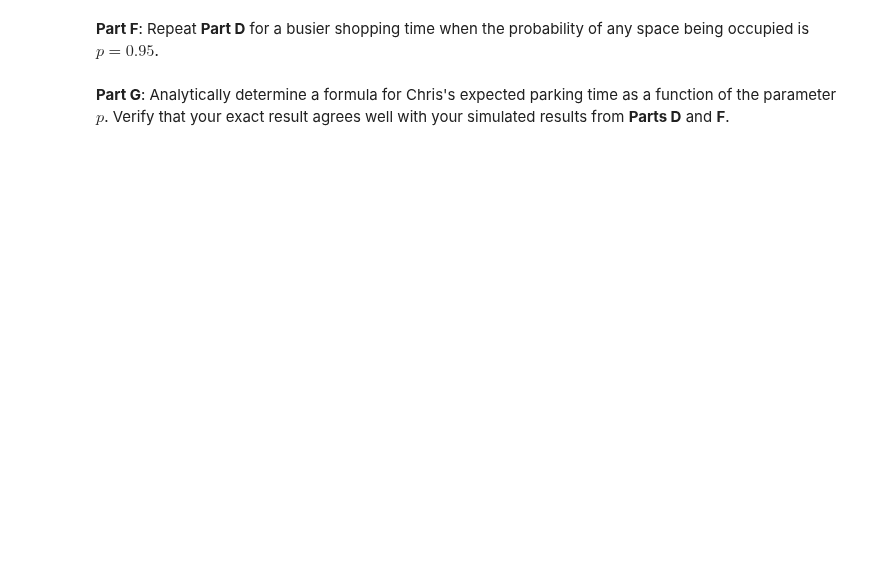
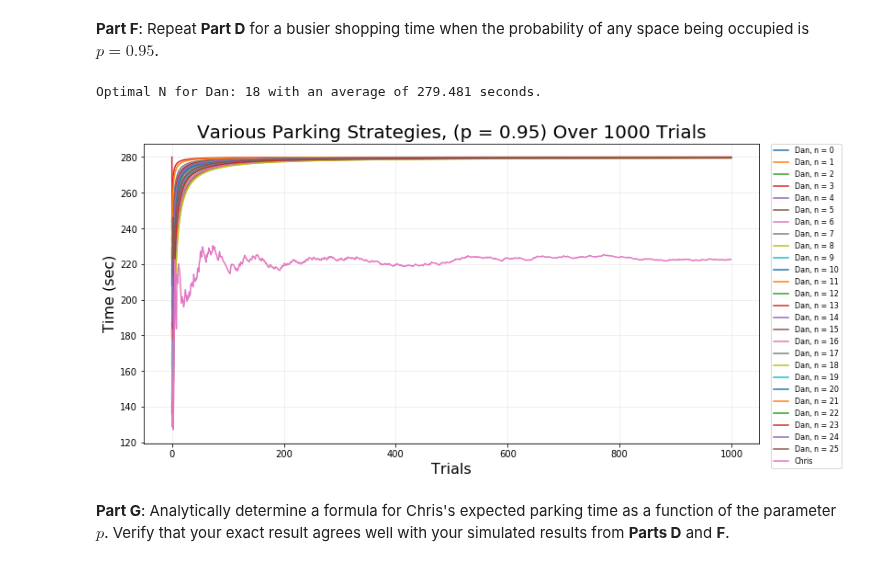
Before and after one commit to scuthbert/DataScience, a Jupyter notebook: practicum/fall2017_practicum.ipynb, the cells around one changed output. Saved outputs shown, nothing was run; the diff lists cells and outputs as text; code cells hidden in the pictures; blank space fills up the shorter version.

```diff
--- a/practicum/fall2017_practicum.ipynb
+++ b/practicum/fall2017_practicum.ipynb
@@ -69,4 +210,9 @@ def chris_park_time(p):
 # %% [markdown]
 **Part F**: Repeat **Part D** for a busier shopping time when the probability of any space being occupied is $p = 0.95$.
+# %%
+plot_graph(0.95)
+# %% [output]
+Optimal N for Dan: 18 with an average of 279.481 seconds.
+[figure, added]
 # %% [markdown]
 **Part G**: Analytically determine a formula for Chris's expected parking time as a function of the parameter $p$.  Verify that your exact result agrees well with your simulated results from **Parts D** and **F**.
```
Also changed, not shown: parts of 43 cells of this notebook, 3 other files.
